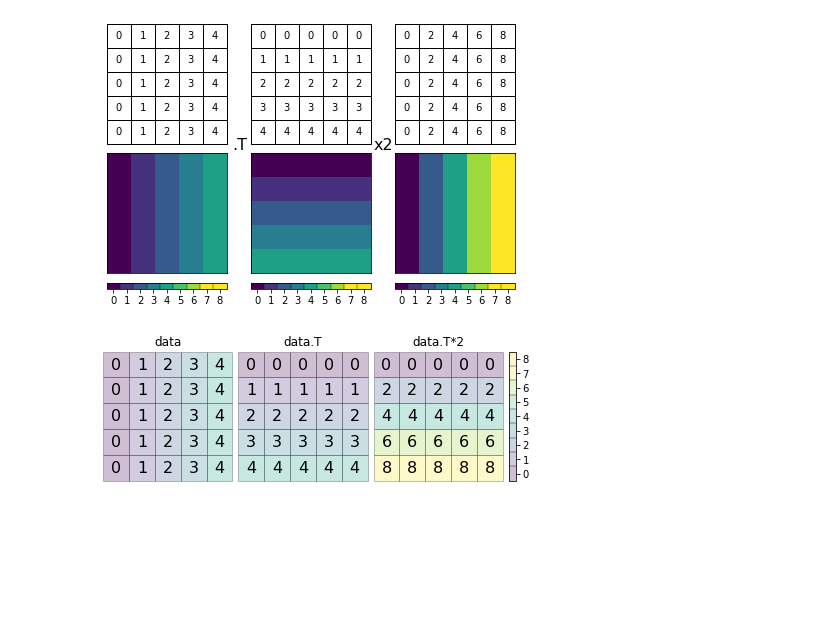
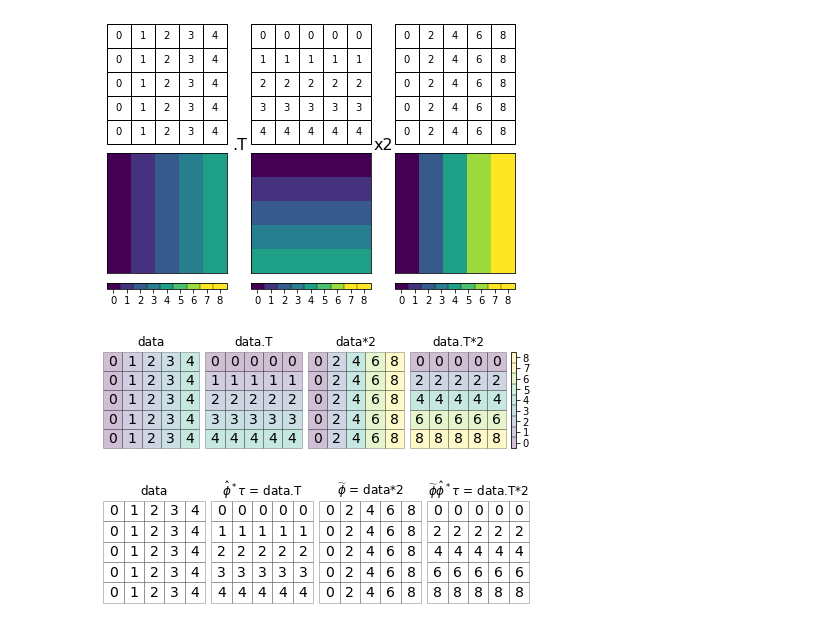
Before and after one commit to story645/team, a Jupyter notebook: paper/figcode/equivariance.ipynb, the cells around one changed output. Drawn from its saved outputs; the diff is of its cells as text; code cells hidden in the pictures; blank space fills up the shorter version.

```diff
--- a/paper/figcode/equivariance.ipynb
+++ b/paper/figcode/equivariance.ipynb
@@ -55,31 +52,46 @@ fig.savefig('../figures/equivariance.png')
 # %% [output]
 [figure]
 # %%
-alpha = .25
-fig, axd = plt.subplot_mosaic([['ti','tr', 'ts']], constrained_layout=True )
-
-def make_set(ax_t, data):
+def make_set(ax_t, data, alpha=.25, color_cells=False):
     tab = axd[ax_t].table(data, cellLoc='center', bbox= [0,0, 1,1])
     for (r,c) in itertools.product(range(N), range(N)):
-        #.set_color(cmap(norm(data[r,c])))
-        tab[(r,c)].set_color(cmap(norm(data[r,c])))
+        if color_cells:
+            tab[(r,c)].set_color(cmap(norm(data[r,c])))
         tab[(r,c)].set_alpha(alpha)
         tab[(r,c)].set_edgecolor('black')
         text = tab[(r,c)].get_text()
-        text.set(fontsize=16, ha='center', va='center')
+        text.set(fontsize=14, ha='center', va='center')
     axd[ax_t].set_aspect("equal")
     axd[ax_t].axis('off')
-
-make_set('ti', data)
-make_set('tr', data.T)
-make_set('ts', data.T*scaled)
-
-axd['ti'].set_title('data')
-axd['tr'].set_title('data.T')
-axd['ts'].set_title('data.T*2')
-fig.colorbar(None, ax=axd['ts'], cmap=cmap, norm=norm, alpha=alpha,
-             values = np.arange(N*scaled-1), drawedges=True, fraction=.05)
-
-fig.savefig('../figures/equiviz.png')
-# %% [output]
-[figure, removed]
+# %%
+fig, axd = plt.subplot_mosaic([['ti','tr', 'ts', 'trs']], constrained_layout=True )
+make_set('ti', data, color_cells=True)
+make_set('tr', data.T, color_cells=True)
+make_set('ts', data*scaled, color_cells=True)
+make_set('trs',data.T*scaled, color_cells=True)
+
+axd['ti'].set_title('data')
+axd['tr'].set_title('data.T')
+axd['ts'].set_title(f'data*{scaled}')
+axd['trs'].set_title(f'data.T*{scaled}')
+fig.colorbar(None, ax=axd['trs'], cmap=cmap, norm=norm, alpha=alpha,
+             values = np.arange(N*scaled-1), drawedges=True, fraction=.05,)
+
+fig.savefig(f'../figures/equivariance.png')
+# %% [output]
+[figure, added]
+# %%
+fig, axd = plt.subplot_mosaic([['ti','tr', 'ts', 'trs']], constrained_layout=True )
+make_set('ti', data,)
+make_set('tr', data.T)
+make_set('ts', data*scaled)
+make_set('trs', data.T*scaled)
+
+axd['ti'].set_title('data')
+axd['tr'].set_title(r'$\hat\phi^*\tau$ = data.T')
+axd['ts'].set_title(r'$\widetilde\phi$ = ' + f'data*{scaled}')
+axd['trs'].set_title(r'$\widetilde\phi\hat\phi^*\tau$ = ' + f'data.T*{scaled}')
+
+fig.savefig(f'../figures/phi.png')
+# %% [output]
+[figure, added]
```
Also changed, not shown: parts of 2 cells of this notebook, 4 other files.
